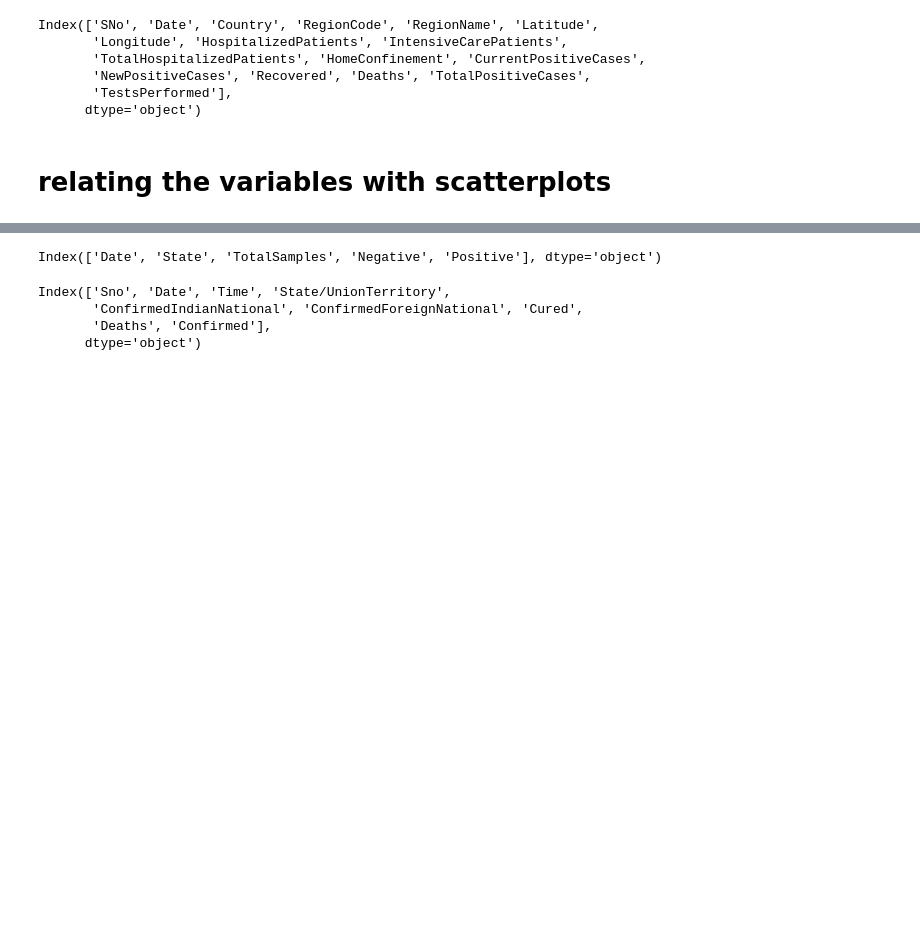
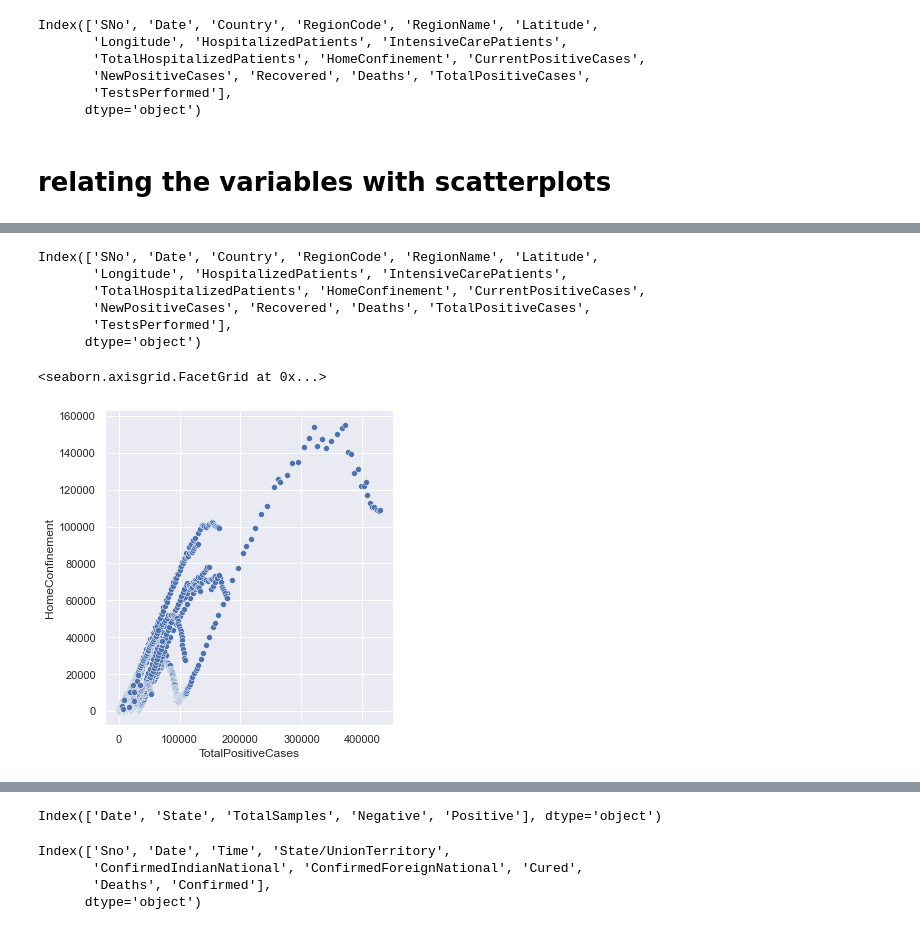
Before and after one commit to Gupta-Neha16/Covid-19-Analysis, a Jupyter notebook: covid_analysis.ipynb, the cells around one changed output, grey strips where cells are left out. Saved outputs shown, nothing was run; the diff lists cells and outputs as text; code cells hidden in the pictures; blank space fills up the shorter version.

```diff
--- a/covid_analysis.ipynb
+++ b/covid_analysis.ipynb
@@ -3,6 +3,8 @@ import pandas as pd
 import matplotlib.pyplot as plt
 import seaborn as sns
 import numpy as np
+# %%
+sns.set(rc={'figure.figsize':(11.8,8.7)})
 # %%
 data = pd.read_csv("/Users/gup9905/Desktop/DataAnalytics/Covid_Analysis/archive/StatewiseTestingDetails.csv")
 # %%
@@ -145,0 +128,14 @@ sns.lineplot(x='TestsPerformed', y='TotalPositiveCases', data=data_italy)
+# %%
+data_italy.columns
+# %% [output]
+Index(['SNo', 'Date', 'Country', 'RegionCode', 'RegionName', 'Latitude',
+       'Longitude', 'HospitalizedPatients', 'IntensiveCarePatients',
+       'TotalHospitalizedPatients', 'HomeConfinement', 'CurrentPositiveCases',
+       'NewPositiveCases', 'Recovered', 'Deaths', 'TotalPositiveCases',
+       'TestsPerformed'],
+      dtype='object')
+# %%
+sns.relplot(x='TotalPositiveCases',y='HomeConfinement', data=data_italy)
+# %% [output]
+<seaborn.axisgrid.FacetGrid at 0x...>
+[figure, added]
```
Also changed, not shown: parts of 35 cells of this notebook.
